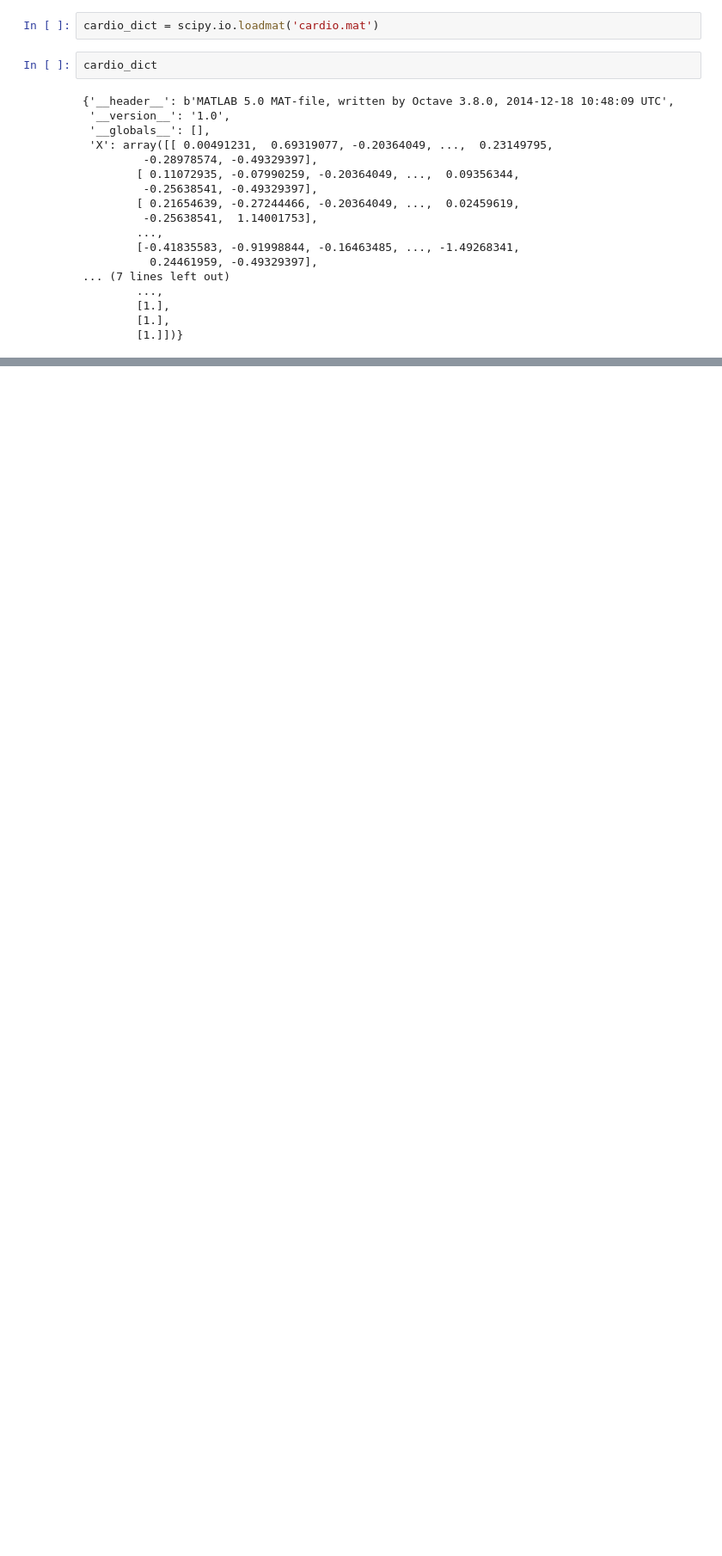
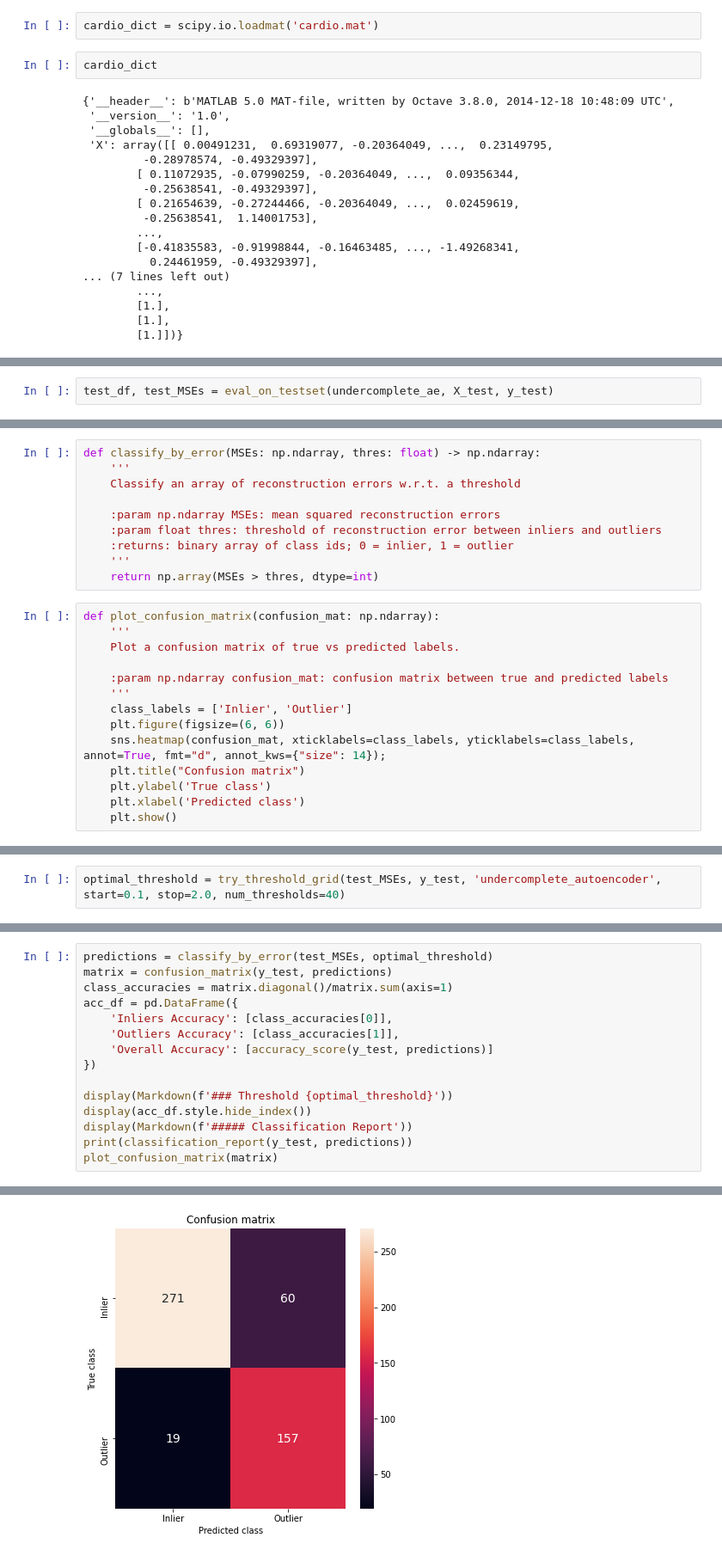
Before and after one commit to martin-krutsky/anomaly-detection-autoencoders, a Jupyter notebook: outlier_detection.ipynb, the cells around one changed output, grey strips where cells are left out. Shown at 86% size. Drawn from its saved outputs; the diff is of its cells as text; blank space fills up the shorter version.

```diff
--- a/outlier_detection.ipynb
+++ b/outlier_detection.ipynb
@@ -172,0 +246,2 @@ epoch 19; train loss: 0.001154351957464112; valid loss: 0.0010079960338771343
+# %%
+test_df, test_MSEs = eval_on_testset(undercomplete_ae, X_test, y_test)
@@ -172,0 +267,24 @@ epoch 19; train loss: 0.001154351957464112; valid loss: 0.0010079960338771343
+# %%
+def classify_by_error(MSEs: np.ndarray, thres: float) -> np.ndarray:
+    '''
+    Classify an array of reconstruction errors w.r.t. a threshold
+
+    :param np.ndarray MSEs: mean squared reconstruction errors
+    :param float thres: threshold of reconstruction error between inliers and outliers
+    :returns: binary array of class ids; 0 = inlier, 1 = outlier
+    '''
+    return np.array(MSEs > thres, dtype=int)
+# %%
+def plot_confusion_matrix(confusion_mat: np.ndarray):
+    '''
+    Plot a confusion matrix of true vs predicted labels.
+
+    :param np.ndarray confusion_mat: confusion matrix between true and predicted labels
+    '''
+    class_labels = ['Inlier', 'Outlier']
+    plt.figure(figsize=(6, 6))
+    sns.heatmap(confusion_mat, xticklabels=class_labels, yticklabels=class_labels, annot=True, fmt="d", annot_kws={"size": 14});
+    plt.title("Confusion matrix")
+    plt.ylabel('True class')
+    plt.xlabel('Predicted class')
+    plt.show()
@@ -172,0 +330,2 @@ epoch 19; train loss: 0.001154351957464112; valid loss: 0.0010079960338771343
+# %%
+optimal_threshold = try_threshold_grid(test_MSEs, y_test, 'undercomplete_autoencoder', start=0.1, stop=2.0, num_thresholds=40)
@@ -172,0 +362,16 @@ epoch 19; train loss: 0.001154351957464112; valid loss: 0.0010079960338771343
+# %%
+predictions = classify_by_error(test_MSEs, optimal_threshold)
+matrix = confusion_matrix(y_test, predictions)
+class_accuracies = matrix.diagonal()/matrix.sum(axis=1)
+acc_df = pd.DataFrame({
+    'Inliers Accuracy': [class_accuracies[0]],
+    'Outliers Accuracy': [class_accuracies[1]],
+    'Overall Accuracy': [accuracy_score(y_test, predictions)]
+})
+
+display(Markdown(f'### Threshold {optimal_threshold}'))
+display(acc_df.style.hide_index())
+display(Markdown(f'##### Classification Report'))
+print(classification_report(y_test, predictions))
+plot_confusion_matrix(matrix)
+# %% [output]
@@ -172,0 +390 @@ epoch 19; train loss: 0.001154351957464112; valid loss: 0.0010079960338771343
+[figure, added]
```
Also changed, not shown: parts of 61 cells of this notebook, 1 other file.
